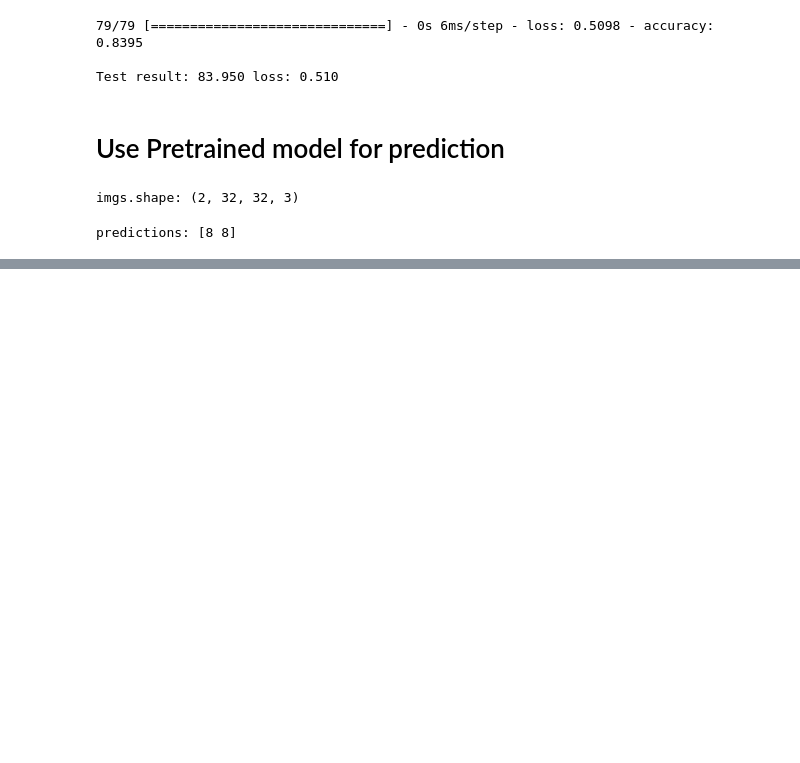
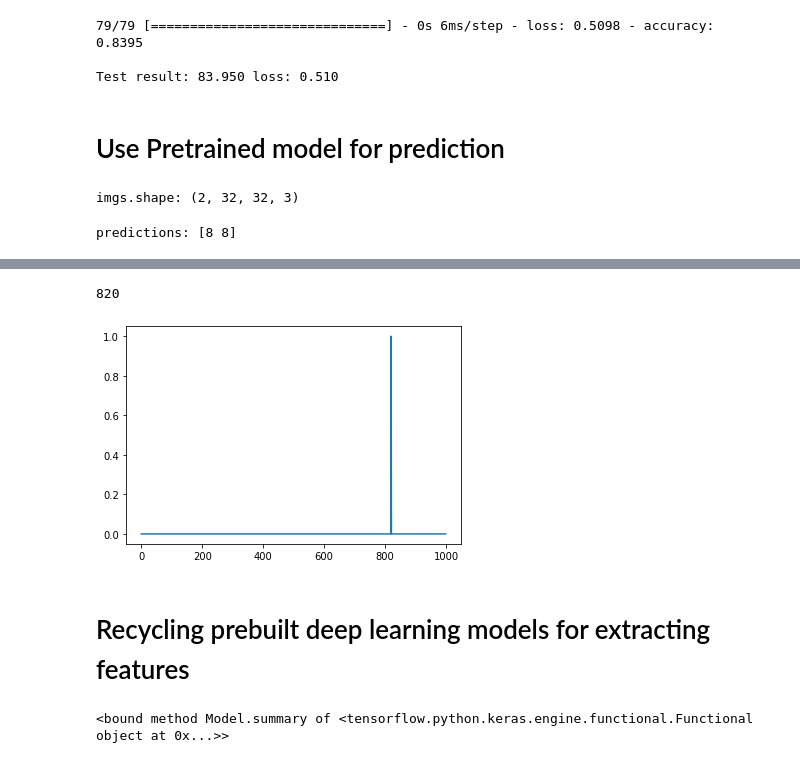
Before and after one commit to mohameddhameem/TensorflowCertification, a Jupyter notebook: Tensorflow_2_x_CNN.ipynb, the cells around one changed output, grey strips where cells are left out. Saved outputs shown, nothing was run; the diff lists cells and outputs as text; code cells hidden in the pictures; blank space fills up the shorter version.

```diff
--- a/Tensorflow_2_x_CNN.ipynb
+++ b/Tensorflow_2_x_CNN.ipynb
@@ -260,0 +270,4 @@ predictions: [8 8]
+# %%
+# prebuild model with pre-trained weights on imagenet
+model = VGG16(weights='imagenet', include_top=True)
+model.compile(optimizer='sgd', loss='categorical_crossentropy')
@@ -260,0 +277,31 @@ predictions: [8 8]
+# %%
+IMG_PATH = "https://raw.githubusercontent.com/PacktPublishing/Deep-Learning-with-TensorFlow-2-and-Keras/master/Chapter%204/steam-locomotive.jpg"
+# resize into VGG16 trained images' format
+im = cv2.resize(imread(IMG_PATH), (224, 224))
+im = np.expand_dims(im, axis=0)
+im = im.astype(np.float32)
+# %%
+# predict
+out = model.predict(im)
+index = np.argmax(out)
+print(index)
+plt.plot(out.ravel())
+plt.show()
+# %% [output]
+820
+[figure, added]
+# %% [markdown]
+# Recycling prebuilt deep learning models for extracting features
+# %%
+import tensorflow as tf
+from tensorflow.keras.applications.vgg16 import VGG16
+from tensorflow.keras import models
+from tensorflow.keras.preprocessing import image
+from tensorflow.keras.applications.vgg16 import preprocess_input
+import numpy as np
+import cv2
+# prebuild model with pre-trained weights on imagenet
+base_model = VGG16(weights='imagenet', include_top=True)
+base_model.summary
+# %% [output]
+<bound method Model.summary of <tensorflow.python.keras.engine.functional.Functional object at 0x...>>
```
Also changed, not shown: parts of 6 cells of this notebook.
